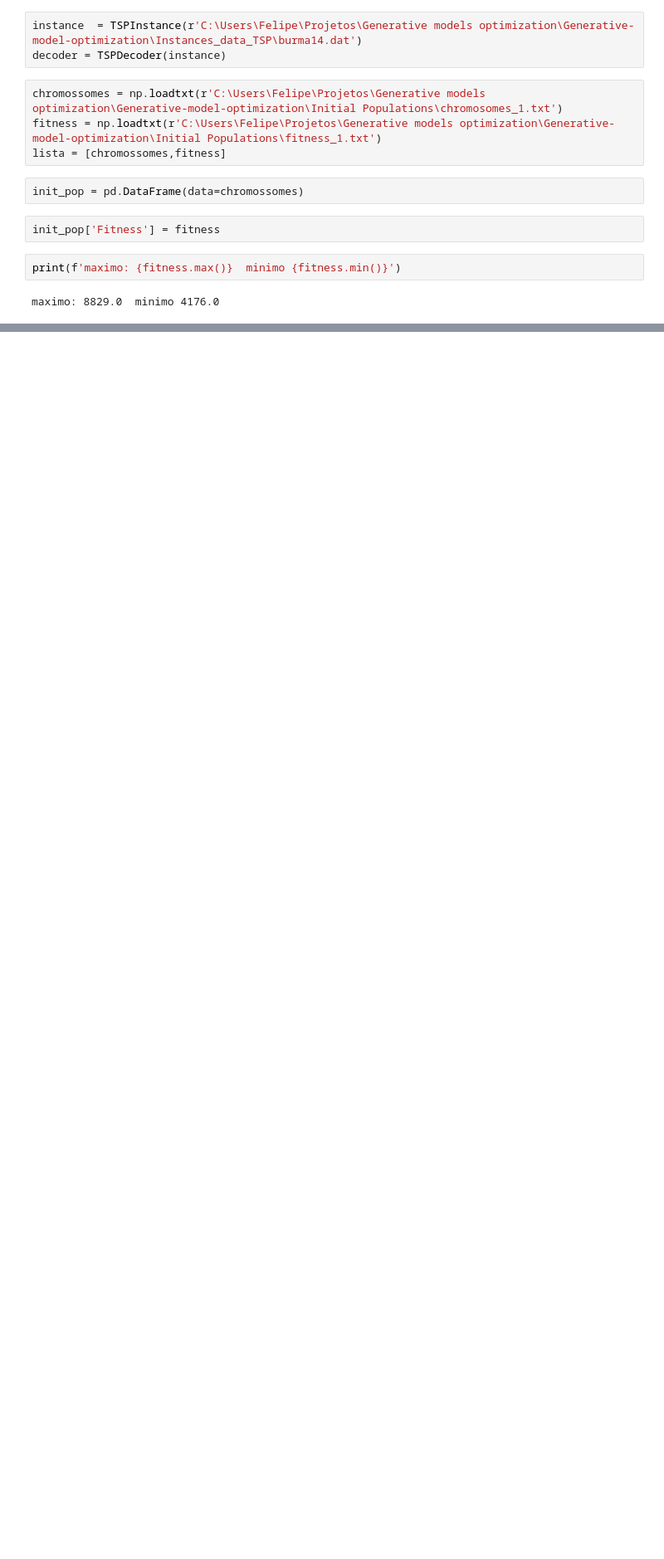
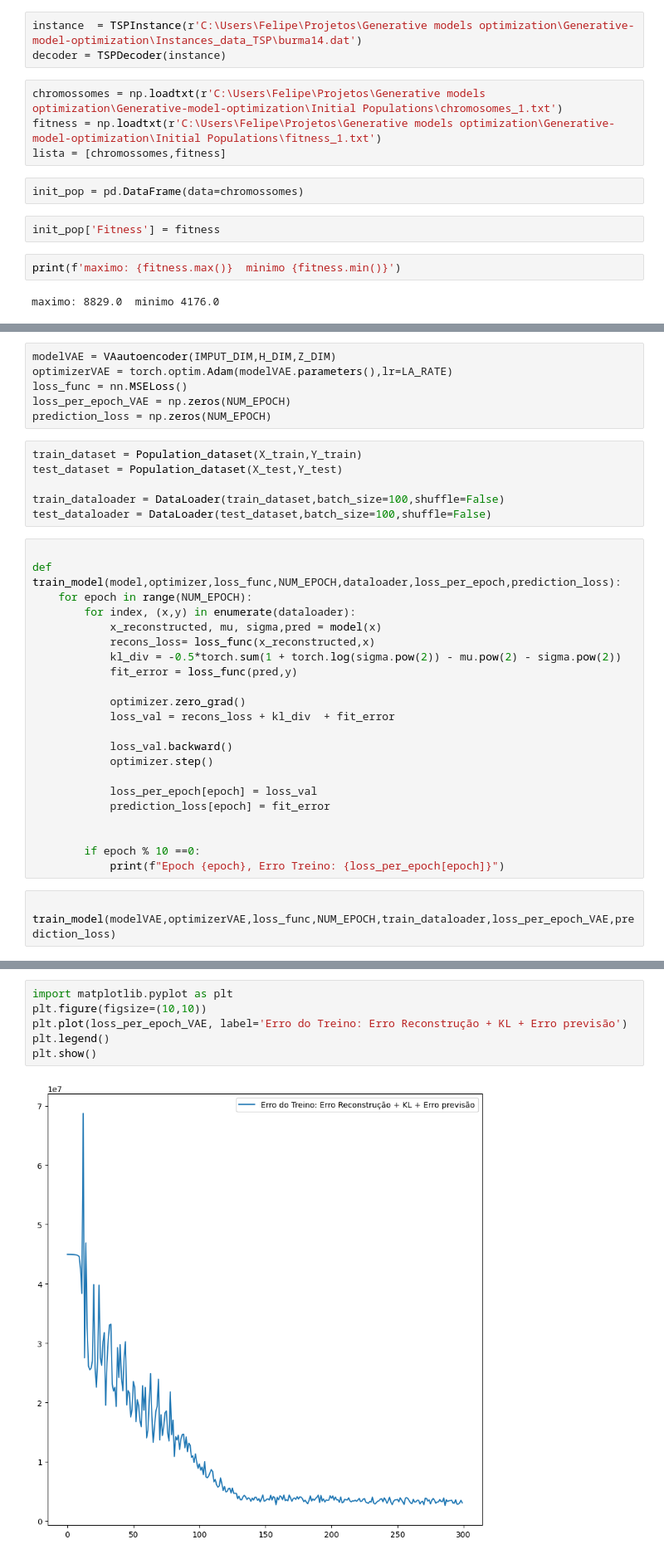
Before and after one commit to FelipeMP94/Generative-model-optimization, a Jupyter notebook: Gen_test.ipynb, the cells around one changed output, grey strips where cells are left out. Shown at 83% size. Saved outputs shown, nothing was run; the diff lists cells and outputs as text; blank space fills up the shorter version.

```diff
--- a/Gen_test.ipynb
+++ b/Gen_test.ipynb
@@ -240,0 +100,37 @@ print(new_pop_fit)
+# %%
+modelVAE = VAautoencoder(IMPUT_DIM,H_DIM,Z_DIM)
+optimizerVAE = torch.optim.Adam(modelVAE.parameters(),lr=LA_RATE)
+loss_func = nn.MSELoss()
+loss_per_epoch_VAE = np.zeros(NUM_EPOCH)
+prediction_loss = np.zeros(NUM_EPOCH)
+# %%
+train_dataset = Population_dataset(X_train,Y_train)
+test_dataset = Population_dataset(X_test,Y_test)
+
+train_dataloader = DataLoader(train_dataset,batch_size=100,shuffle=False)
+test_dataloader = DataLoader(test_dataset,batch_size=100,shuffle=False)
+# %%
+
+def train_model(model,optimizer,loss_func,NUM_EPOCH,dataloader,loss_per_epoch,prediction_loss):
+    for epoch in range(NUM_EPOCH):
+        for index, (x,y) in enumerate(dataloader):
+            x_reconstructed, mu, sigma,pred = model(x)
+            recons_loss= loss_func(x_reconstructed,x)
+            kl_div = -0.5*torch.sum(1 + torch.log(sigma.pow(2)) - mu.pow(2) - sigma.pow(2))
+            fit_error = loss_func(pred,y)
+
+            optimizer.zero_grad()
+            loss_val = recons_loss + kl_div  + fit_error
+
+            loss_val.backward()
+            optimizer.step()
+
+            loss_per_epoch[epoch] = loss_val
+            prediction_loss[epoch] = fit_error
+
+
+        if epoch % 10 ==0:
+            print(f"Epoch {epoch}, Erro Treino: {loss_per_epoch[epoch]}")
+# %%
+
+train_model(modelVAE,optimizerVAE,loss_func,NUM_EPOCH,train_dataloader,loss_per_epoch_VAE,prediction_loss)
@@ -240,0 +155,8 @@ print(new_pop_fit)
+# %%
+import matplotlib.pyplot as plt
+plt.figure(figsize=(10,10))
+plt.plot(loss_per_epoch_VAE, label='Erro do Treino: Erro Reconstrução + KL + Erro previsão')
+plt.legend()
+plt.show()
+# %% [output]
+[figure, added]
```
Also changed, not shown: parts of 36 cells of this notebook, 2 other files.
